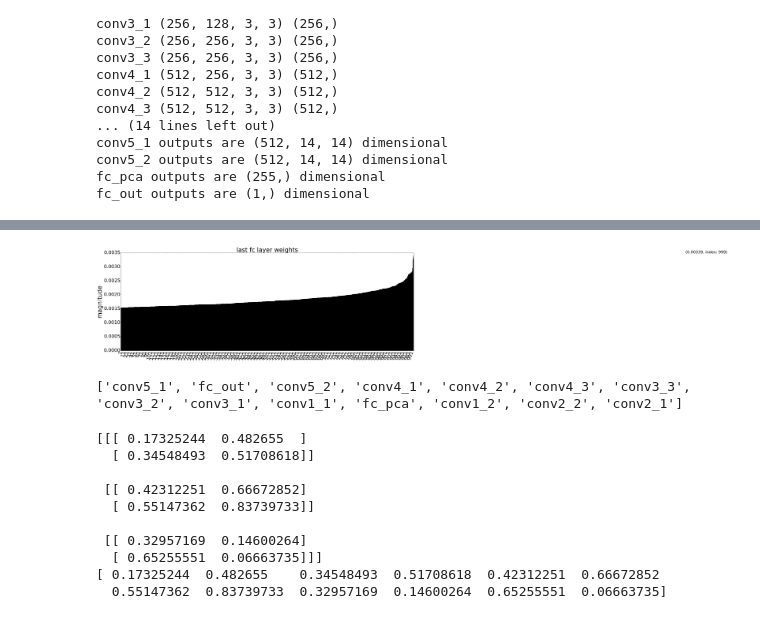
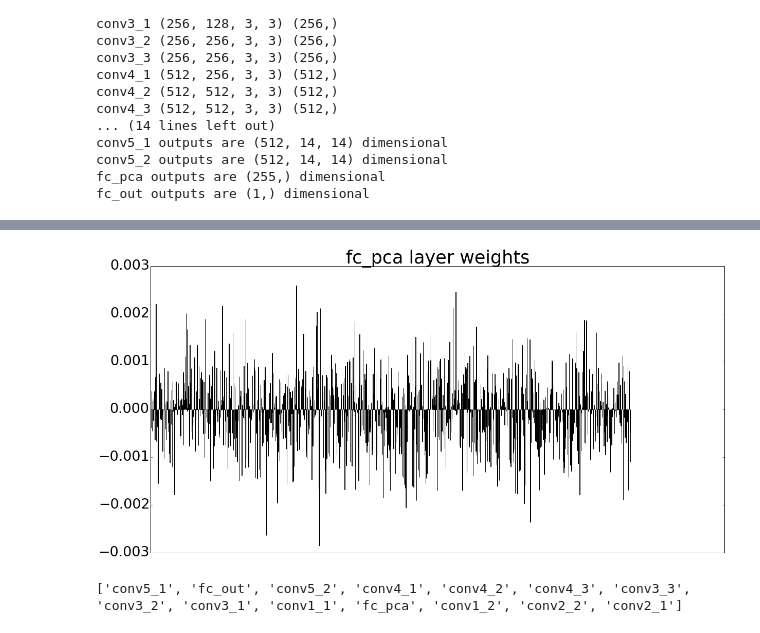
Before and after one commit to amandasongmm/attractiveness_datamining, a Jupyter notebook: linjieCode/code/FindMaxWeight.ipynb, the cells around one changed output, grey strips where cells are left out. Drawn from its saved outputs; the diff is of its cells as text; code cells hidden in the pictures.

```diff
--- a/linjieCode/code/FindMaxWeight.ipynb
+++ b/linjieCode/code/FindMaxWeight.ipynb
@@ -124,39 +155,40 @@ MaxIndex: 10  MaxWeight: 0.0022502
 # %%
 def autolabel(rects,ser):
     # attach some text labels
     max_label = max(ser)
     for rect, var in zip(rects, range(len(ser))):
         height = ser[var]
         if height > 0:
             ypos = 1.02*height
         else:
             ypos = 1.2*height
         if height == max_label:
-            ax.text((rect.get_x() + rect.get_width())*2, ypos,
-                    '(%.5f, index: %d)' % (height, var),
+            ax.text((rect.get_x() + rect.get_width()), ypos,
+                    '(%.5f)' % (height),
                     ha='center', va='bottom',fontsize = lSize-13)
 
-N = sorted_fc_pca.shape[0]
+N = fc_pcaWeight[::100].shape[0]
 lSize = 35
 ind = np.arange(N)  # the x locations for the groups
 width = 0.5       # the width of the bars
 
 fig, ax = plt.subplots()
-fig.set_size_inches(30, 10)
-rects1 = ax.bar(ind, sorted_fc_pca, width, color='r')
+fig.set_size_inches(20, 10)
+rects1 = ax.bar(ind, fc_pcaWeight[::100], width, color='r')
 
 #add some text for labels, title and axes ticks
-ax.set_ylabel('magnitude',fontsize = lSize)
-ax.set_title('last fc layer weights',fontsize = lSize)
-ax.set_xticks((ind + width/2)[::10])
-ax.set_xticklabels(range(1,N+1)[::10],fontsize = lSize-8,rotation=70)
+ax.set_ylabel('',fontsize = lSize)
+ax.set_title('fc_pca layer weights',fontsize = lSize)
+ax.get_xaxis().set_visible(False)
+# ax.set_xticks((ind + width/2)[::10])
+# ax.set_xticklabels(range(1,N+1)[::10],fontsize = lSize-8,rotation=70)
 ax.tick_params(axis='y', labelsize=lSize-8)
 
-autolabel(rects1,sorted_fc_pca)
+#autolabel(rects1,fc_pcaWeight[::100])
 plt.show()
 #fig.savefig('../neuralNet/deep-visulization/weights/fc_pcaWeight.png')
 # %% [output]
-[figure, old version]
+[figure, new version]
 # %%
 params = []
 for layer_name, param in net.params.iteritems():
@@ -175,15 +208,0 @@ net.save('/home/lli-ms/caffe/models/vgg16_attr/vgg16_attr_max_pca_weight_positio
-# %%
-dim3_array = np.random.rand(3,2,2)
-print dim3_array
-print dim3_array.flatten()
-# %% [output]
-[[[ 0.17325244  0.482655  ]
-  [ 0.34548493  0.51708618]]
-
- [[ 0.42312251  0.66672852]
-  [ 0.55147362  0.83739733]]
-
- [[ 0.32957169  0.14600264]
-  [ 0.65255551  0.06663735]]]
-[ 0.17325244  0.482655    0.34548493  0.51708618  0.42312251  0.66672852
-  0.55147362  0.83739733  0.32957169  0.14600264  0.65255551  0.06663735]
```
Also changed, not shown: parts of 4 cells of this notebook, 5 other files.
